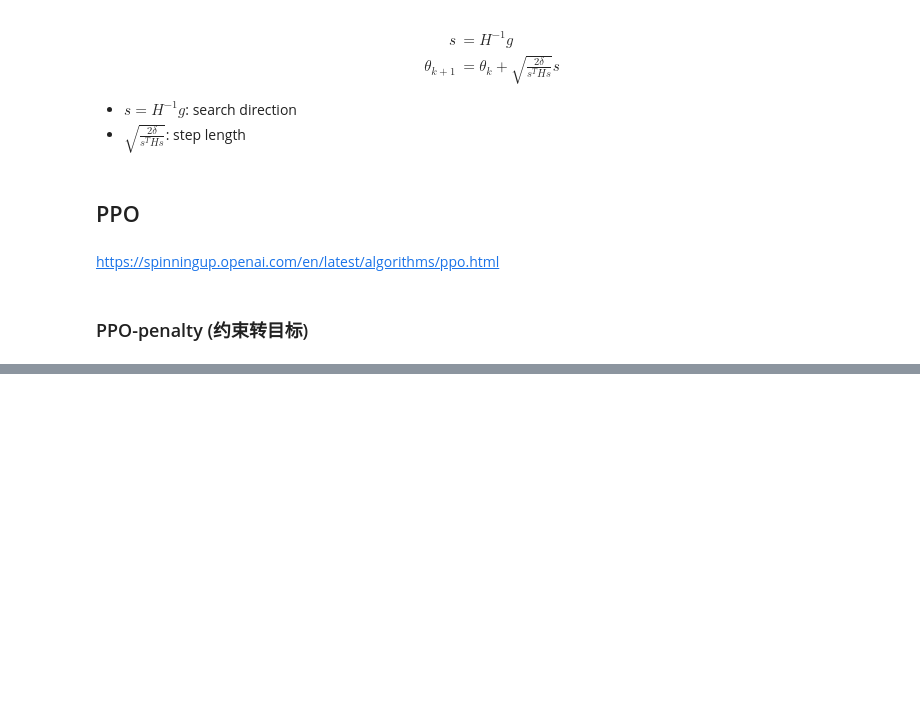
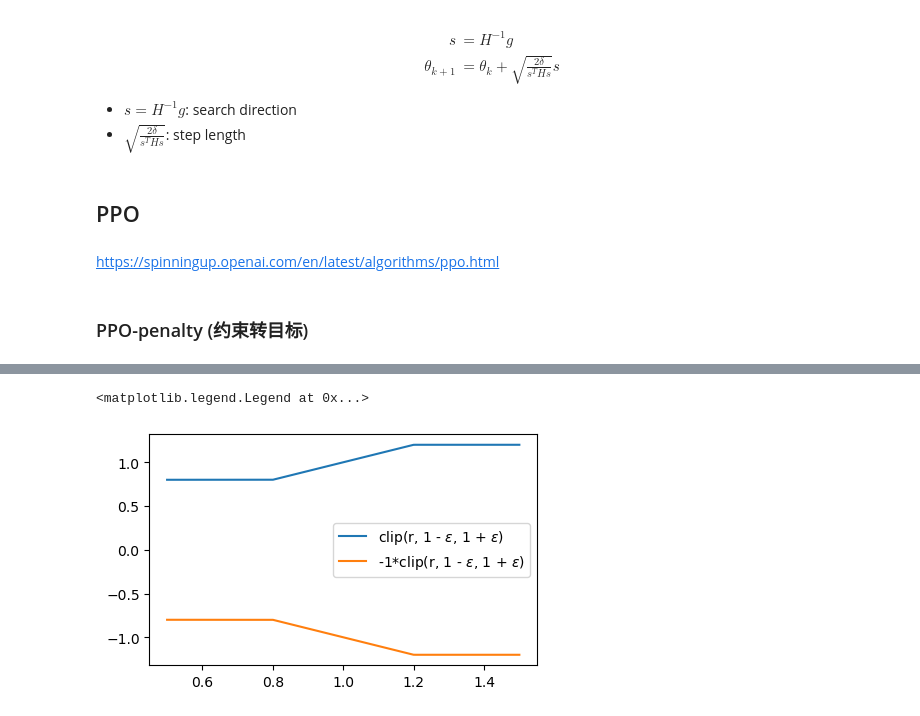
Before and after one commit to chunhuizhang/personal_chatgpt, a Jupyter notebook: tutorials/drl/policy_based/pg_trpo_ppo.ipynb, the cells around one changed output, grey strips where cells are left out. Drawn from its saved outputs; the diff is of its cells as text; code cells hidden in the pictures; blank space fills up the shorter version.

```diff
--- a/tutorials/drl/policy_based/pg_trpo_ppo.ipynb
+++ b/tutorials/drl/policy_based/pg_trpo_ppo.ipynb
@@ -113,0 +153,18 @@ https://spinningup.openai.com/en/latest/algorithms/ppo.html
+# %%
+# Define the clipping function with epsilon
+def clip(x, epsilon=0.2):
+    return np.minimum(np.maximum(x, 1 - epsilon), 1 + epsilon)
+
+# Generate values for x
+x = np.linspace(0.5, 1.5, 500)
+
+# Compute the clipped values
+y = clip(x)
+# %%
+plt.figure(figsize=(5, 3))
+plt.plot(x, y, label=r'clip(r, 1 - $\epsilon$, 1 + $\epsilon$)')
+plt.plot(x, -y, label=r'-1*clip(r, 1 - $\epsilon$, 1 + $\epsilon$)')
+plt.legend()
+# %% [output]
+<matplotlib.legend.Legend at 0x...>
+[figure, added]
```
Also changed, not shown: parts of 11 cells of this notebook, 1 other file.
